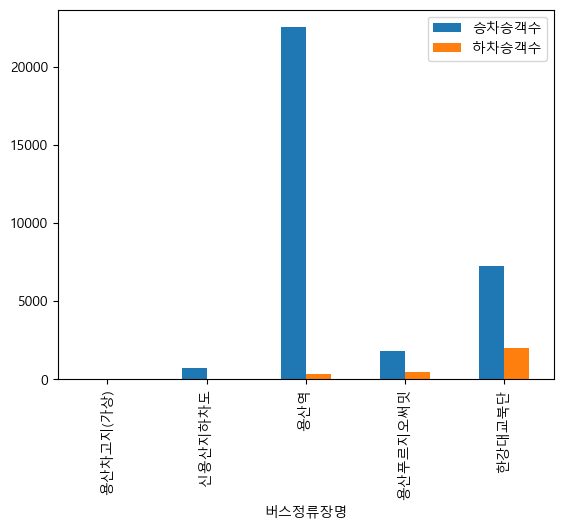
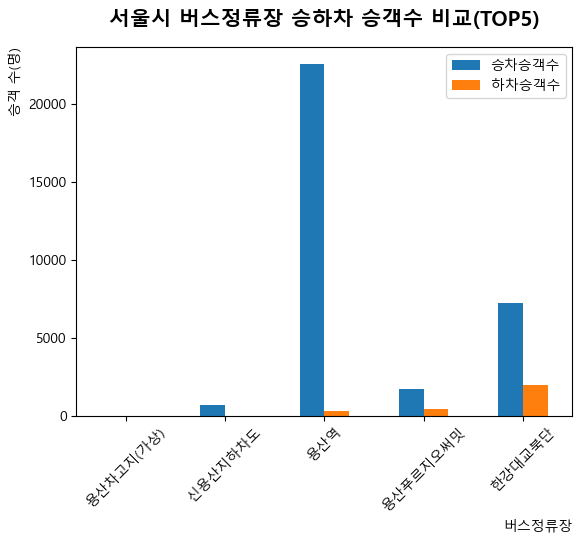
The notebook cell's code change between the first figure and the second:
--- before
+++ after
@@ -1,2 +1,6 @@
-boarding[['승차승객수','하차승객수']].head().plot(kind='bar')          # boaring 에서 승차승객수 하차승객수만 뽑고 그것에서 상위 5개만 뽑고 이것을 플롯 차트 중 바 스타일로 시각화
-plt.rc('font', family='Malgun Gothic')                                 # 폰트 지정 기능인 rc 로 폰트를 맑은 고딕으로 지정함
+boarding[['승차승객수','하차승객수']].head().plot(kind='bar', rot=45)                                 # boaring 에서 승차승객수 하차승객수만 뽑고 그것에서 상위 5개만 뽑고 이것을 플롯 차트 중 바 스타일로 시각화, (그리고 아래 텍스트는 45도 기울임)
+plt.rc('font', family='Malgun Gothic')                                                               # 폰트 지정 기능인 rc 로 폰트를 맑은 고딕으로 지정함
+plt.title('서울시 버스정류장 승하차 승객수 비교(TOP5)', fontsize=15, fontweight='bold', pad=15)       # 제목 지정 (그리고 크기, 굵기(넓정도) 그리고 자간 설정)
+plt.xlabel('버스정류장', loc='right' )                                                  # x축 이름 지정(우측으로 위치 지정
+plt.ylabel('승객 수(명)', loc='top')                                                                 # y축 이름 지정(상단으로 위치 지정
+plt.show                                                                                             # 깔끔하게 시각화만 출력하기 위해 show를 쓴다.

Commit: 중간저장